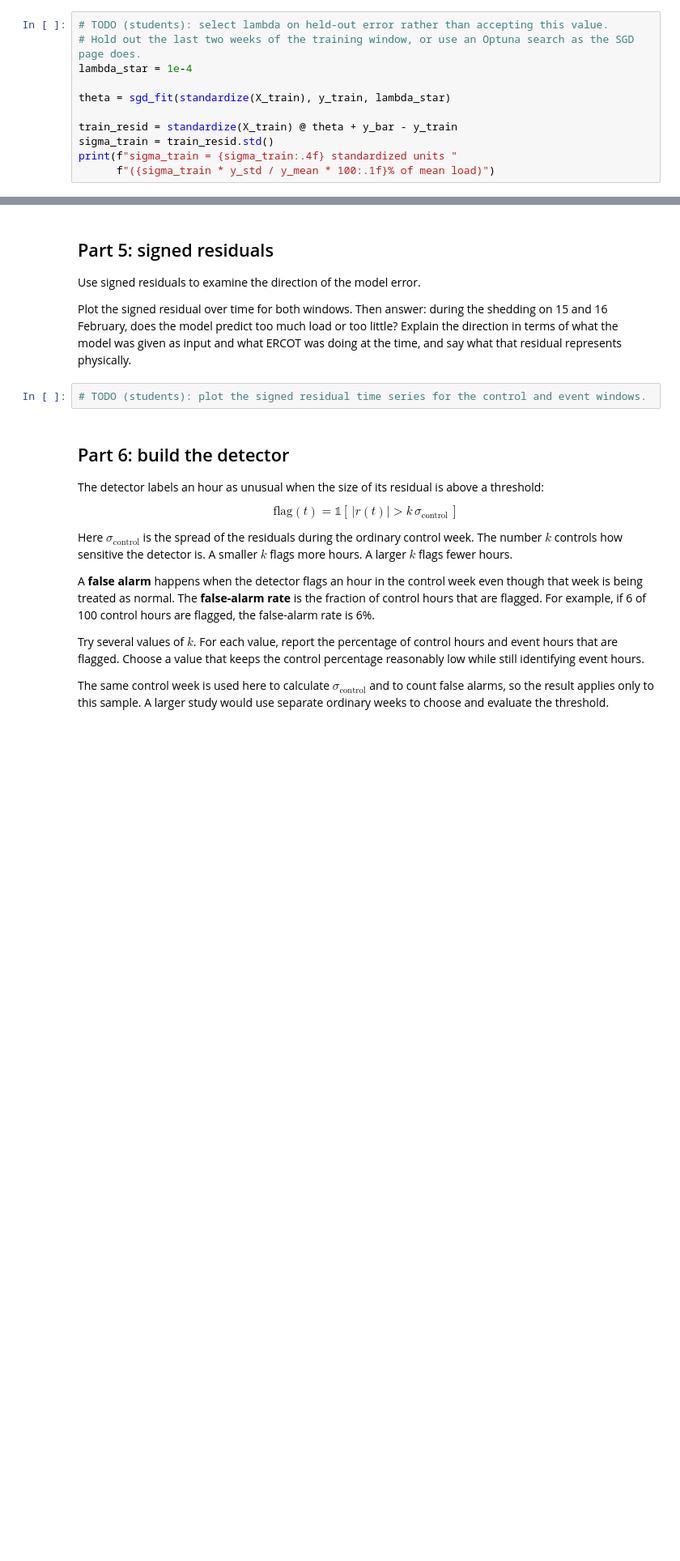
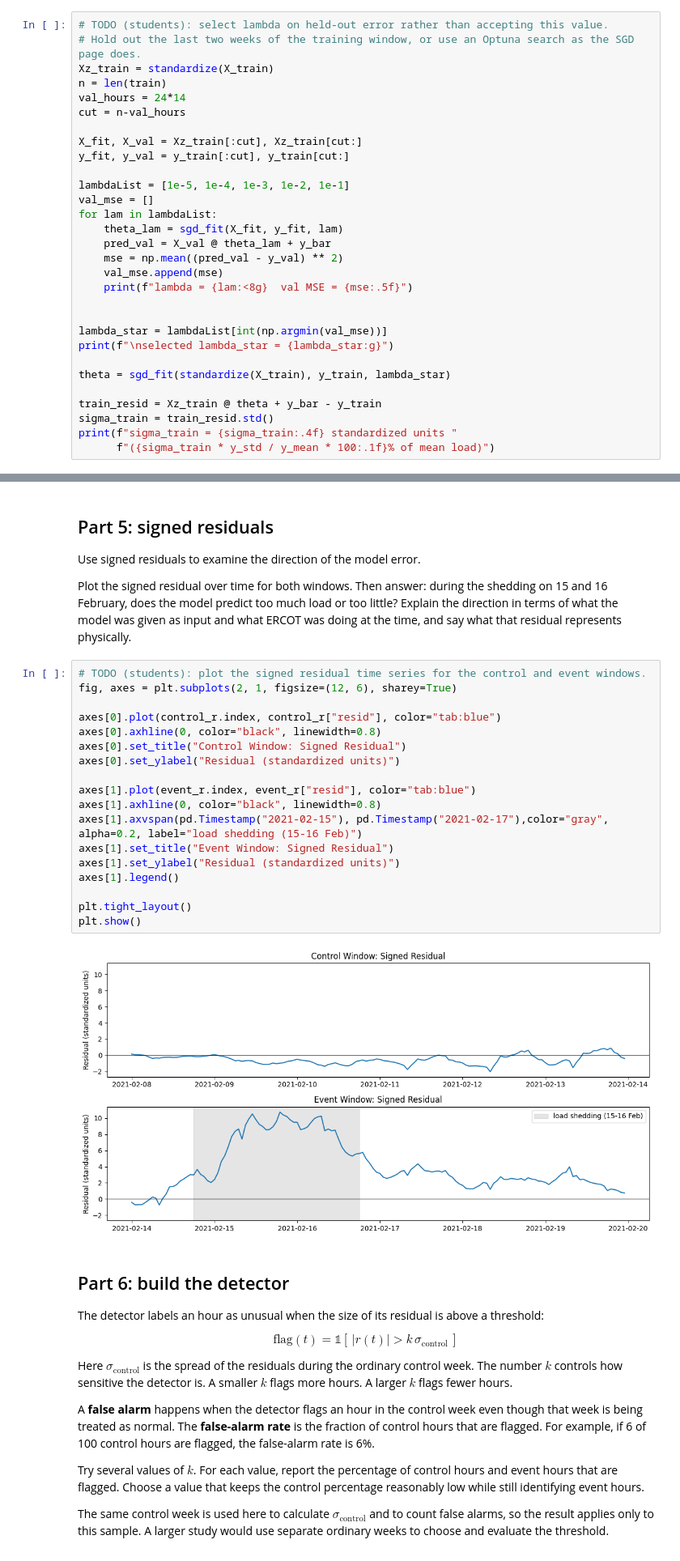
Before and after one commit to Ads1013/HW1, a Jupyter notebook: notebooks/assignments/topics/linear-regression/grid-anomaly-detection/grid-anomaly-detection.ipynb, the cells around one changed output, grey strips where cells are left out. Shown at 81% size. Saved outputs shown, nothing was run; the diff lists cells and outputs as text; blank space fills up the shorter version.

```diff
--- a/notebooks/assignments/topics/linear-regression/grid-anomaly-detection/grid-anomaly-detection.ipynb
+++ b/notebooks/assignments/topics/linear-regression/grid-anomaly-detection/grid-anomaly-detection.ipynb
@@ -255,11 +274,30 @@ def sgd_fit(X, y, lam, lr=0.02, epochs=400, batch_size=64, seed=0):
 # %%
 # TODO (students): select lambda on held-out error rather than accepting this value.
 # Hold out the last two weeks of the training window, or use an Optuna search as the SGD page does.
-lambda_star = 1e-4
+Xz_train = standardize(X_train)
+n = len(train)
+val_hours = 24*14
+cut = n-val_hours
+
+X_fit, X_val = Xz_train[:cut], Xz_train[cut:]
+y_fit, y_val = y_train[:cut], y_train[cut:]
+
+lambdaList = [1e-5, 1e-4, 1e-3, 1e-2, 1e-1]
+val_mse = []
+for lam in lambdaList:
+    theta_lam = sgd_fit(X_fit, y_fit, lam)
+    pred_val = X_val @ theta_lam + y_bar
+    mse = np.mean((pred_val - y_val) ** 2)
+    val_mse.append(mse)
+    print(f"lambda = {lam:<8g}  val MSE = {mse:.5f}")
+
+
+lambda_star = lambdaList[int(np.argmin(val_mse))]
+print(f"\nselected lambda_star = {lambda_star:g}")
 
 theta = sgd_fit(standardize(X_train), y_train, lambda_star)
 
-train_resid = standardize(X_train) @ theta + y_bar - y_train
+train_resid = Xz_train @ theta + y_bar - y_train
 sigma_train = train_resid.std()
 print(f"sigma_train = {sigma_train:.4f} standardized units "
       f"({sigma_train * y_std / y_mean * 100:.1f}% of mean load)")
@@ -323,6 +422,24 @@ model was given as input and what ERCOT was doing at the time, and say what that
 physically.
 # %%
 # TODO (students): plot the signed residual time series for the control and event windows.
+fig, axes = plt.subplots(2, 1, figsize=(12, 6), sharey=True)
+
+axes[0].plot(control_r.index, control_r["resid"], color="tab:blue")
+axes[0].axhline(0, color="black", linewidth=0.8)
+axes[0].set_title("Control Window: Signed Residual")
+axes[0].set_ylabel("Residual (standardized units)")
+
+axes[1].plot(event_r.index, event_r["resid"], color="tab:blue")
+axes[1].axhline(0, color="black", linewidth=0.8)
+axes[1].axvspan(pd.Timestamp("2021-02-15"), pd.Timestamp("2021-02-17"),color="gray", alpha=0.2, label="load shedding (15-16 Feb)")
+axes[1].set_title("Event Window: Signed Residual")
+axes[1].set_ylabel("Residual (standardized units)")
+axes[1].legend()
+
+plt.tight_layout()
+plt.show()
+# %% [output]
+[figure, added]
 # %% [markdown]
 ## Part 6: build the detector
 
```
Also changed, not shown: parts of 13 cells of this notebook.
